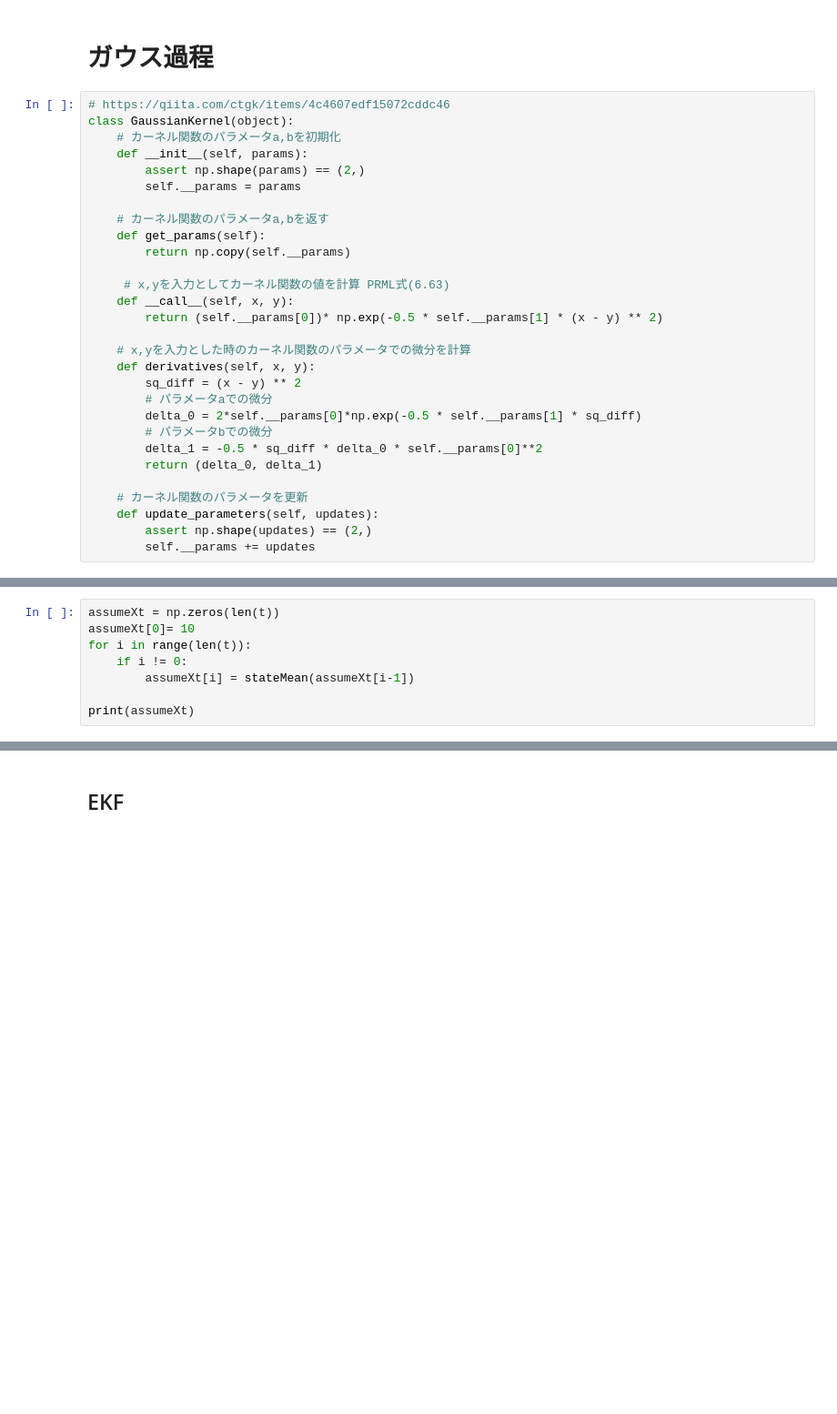
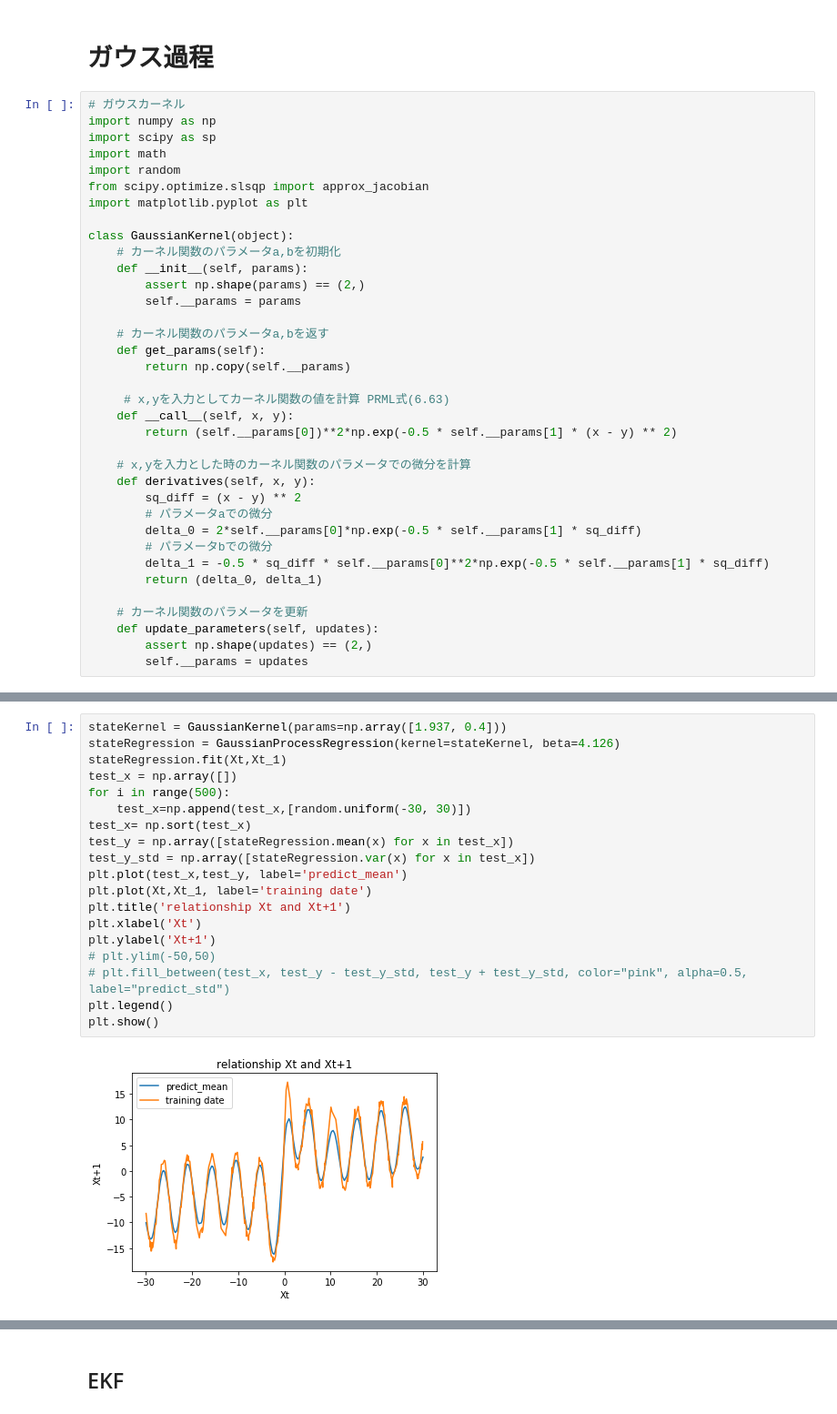
Before and after one commit to YukiSaegusa/GaussianProcess, a Jupyter notebook: reggression.ipynb, the cells around one changed output, grey strips where cells are left out. Shown at 91% size. Cells and saved outputs as stored; diff of their text form; blank space fills up the shorter version.

```diff
--- a/reggression.ipynb
+++ b/reggression.ipynb
@@ -40,7 +70,14 @@ plt.plot(Xt,Xt_1)
 # %% [markdown]
 # ガウス過程
 # %%
-# https://qiita.com/ctgk/items/4c4607edf15072cddc46
+# ガウスカーネル
+import numpy as np
+import scipy as sp
+import math
+import random
+from scipy.optimize.slsqp import approx_jacobian
+import matplotlib.pyplot as plt
+
 class GaussianKernel(object):
     # カーネル関数のパラメータa,bを初期化
     def __init__(self, params):
@@ -53,7 +90,7 @@ class GaussianKernel(object):
 
      # x,yを入力としてカーネル関数の値を計算 PRML式(6.63)
     def __call__(self, x, y):
-        return (self.__params[0])* np.exp(-0.5 * self.__params[1] * (x - y) ** 2)
+        return (self.__params[0])**2*np.exp(-0.5 * self.__params[1] * (x - y) ** 2)
 
     # x,yを入力とした時のカーネル関数のパラメータでの微分を計算
     def derivatives(self, x, y):
@@ -61,10 +98,10 @@ class GaussianKernel(object):
         # パラメータaでの微分
         delta_0 = 2*self.__params[0]*np.exp(-0.5 * self.__params[1] * sq_diff)
         # パラメータbでの微分
-        delta_1 = -0.5 * sq_diff * delta_0 * self.__params[0]**2
+        delta_1 = -0.5 * sq_diff * self.__params[0]**2*np.exp(-0.5 * self.__params[1] * sq_diff)
         return (delta_0, delta_1)
 
     # カーネル関数のパラメータを更新
     def update_parameters(self, updates):
         assert np.shape(updates) == (2,)
-        self.__params += updates
+        self.__params = updates
@@ -157,8 +107,0 @@ plt.plot(test_x,test_y)
-# %%
-assumeXt = np.zeros(len(t))
-assumeXt[0]= 10
-for i in range(len(t)):
-    if i != 0:
-        assumeXt[i] = stateMean(assumeXt[i-1])
-
-print(assumeXt)
@@ -264,0 +208,21 @@ https://qiita.com/ctgk/items/4c4607edf15072cddc46
+# %%
+stateKernel = GaussianKernel(params=np.array([1.937, 0.4]))
+stateRegression = GaussianProcessRegression(kernel=stateKernel, beta=4.126)
+stateRegression.fit(Xt,Xt_1)
+test_x = np.array([])
+for i in range(500):
+    test_x=np.append(test_x,[random.uniform(-30, 30)])
+test_x= np.sort(test_x)
+test_y = np.array([stateRegression.mean(x) for x in test_x])
+test_y_std = np.array([stateRegression.var(x) for x in test_x])
+plt.plot(test_x,test_y, label='predict_mean')
+plt.plot(Xt,Xt_1, label='training date')
+plt.title('relationship Xt and Xt+1')
+plt.xlabel('Xt')
+plt.ylabel('Xt+1')
+# plt.ylim(-50,50)
+# plt.fill_between(test_x, test_y - test_y_std, test_y + test_y_std, color="pink", alpha=0.5, label="predict_std")
+plt.legend()
+plt.show()
+# %% [output]
+[figure, added]
```
Also changed, not shown: parts of 49 cells of this notebook, 7 other files.
